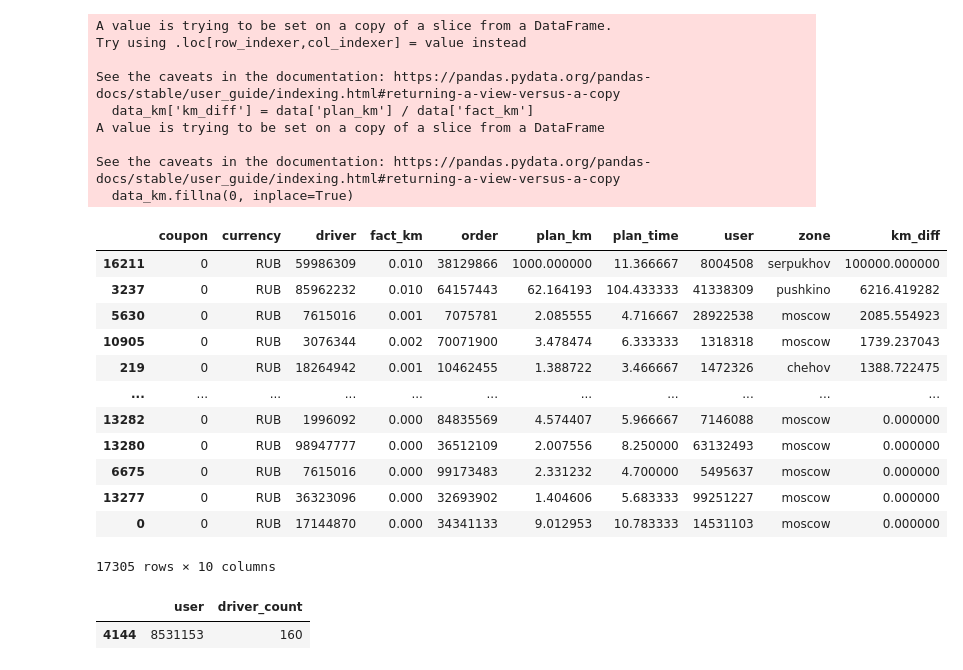
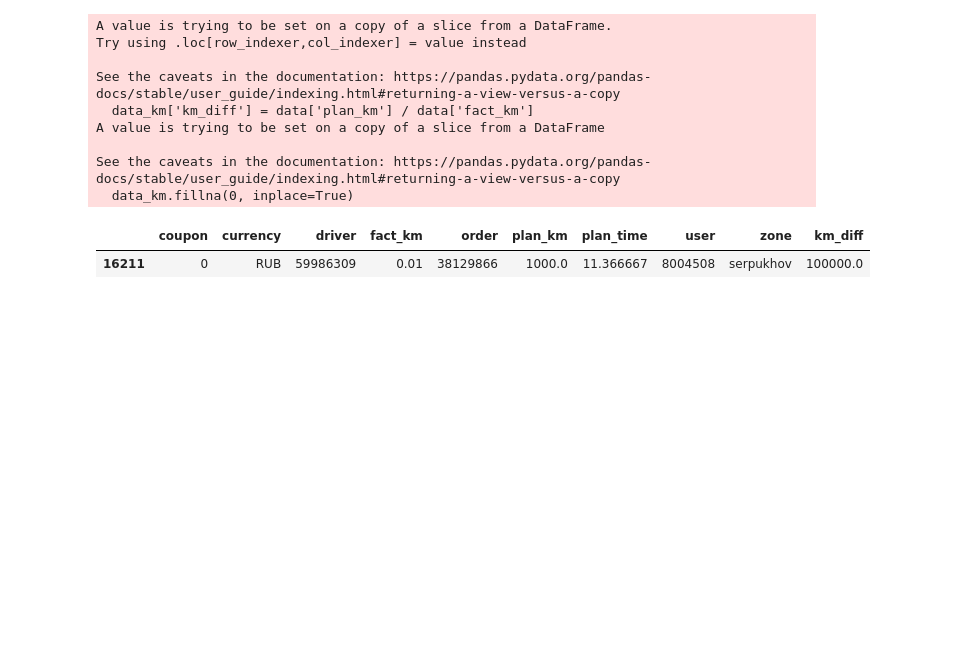
Before and after one commit to giezz/science-sw, a Jupyter notebook: lab1/task3.ipynb, the cells around one changed output. Saved outputs shown, nothing was run; the diff lists cells and outputs as text; code cells hidden in the pictures; blank space fills up the shorter version.

```diff
--- a/lab1/task3.ipynb
+++ b/lab1/task3.ipynb
@@ -95,27 +99,9 @@ A value is trying to be set on a copy of a slice from a DataFrame
 See the caveats in the documentation: https://pandas.pydata.org/pandas-docs/stable/user_guide/indexing.html#returning-a-view-versus-a-copy
   data_km.fillna(0, inplace=True)
 # %%
-# podoz
+# подозрительный 4)
 final_df = data_km.sort_values(by=['km_diff'], ascending=False)
-final_df
+final_df[final_df['km_diff'] == final_df['km_diff'].max()]
 # %% [output]
 |  | coupon | currency | driver | fact_km | order | plan_km | plan_time | user | zone | km_diff |
-| 16211 | 0 | RUB | 59986309 | 0.010 | 38129866 | 1000.000000 | 11.366667 | 8004508 | serpukhov | 100000.000000 |
-| 3237 | 0 | RUB | 85962232 | 0.010 | 64157443 | 62.164193 | 104.433333 | 41338309 | pushkino | 6216.419282 |
-| 5630 | 0 | RUB | 7615016 | 0.001 | 7075781 | 2.085555 | 4.716667 | 28922538 | moscow | 2085.554923 |
-| 10905 | 0 | RUB | 3076344 | 0.002 | 70071900 | 3.478474 | 6.333333 | 1318318 | moscow | 1739.237043 |
-| 219 | 0 | RUB | 18264942 | 0.001 | 10462455 | 1.388722 | 3.466667 | 1472326 | chehov | 1388.722475 |
-| ... | ... | ... | ... | ... | ... | ... | ... | ... | ... | ... |
-| 13282 | 0 | RUB | 1996092 | 0.000 | 84835569 | 4.574407 | 5.966667 | 7146088 | moscow | 0.000000 |
-| 13280 | 0 | RUB | 98947777 | 0.000 | 36512109 | 2.007556 | 8.250000 | 63132493 | moscow | 0.000000 |
-| 6675 | 0 | RUB | 7615016 | 0.000 | 99173483 | 2.331232 | 4.700000 | 5495637 | moscow | 0.000000 |
-| 13277 | 0 | RUB | 36323096 | 0.000 | 32693902 | 1.404606 | 5.683333 | 99251227 | moscow | 0.000000 |
-| 0 | 0 | RUB | 17144870 | 0.000 | 34341133 | 9.012953 | 10.783333 | 14531103 | moscow | 0.000000 |
+| 16211 | 0 | RUB | 59986309 | 0.01 | 38129866 | 1000.0 | 11.366667 | 8004508 | serpukhov | 100000.0 |
-17305 rows × 10 columns
-# %%
-users = data.groupby(['user'])['driver'].count().reset_index()
-users.columns = ['user', 'driver_count']
-users[users['driver_count'] == users['driver_count'].max()]
-# %% [output]
-|  | user | driver_count |
-| 4144 | 8531153 | 160 |
```
Also changed, not shown: parts of 7 cells of this notebook, 6 other files.
